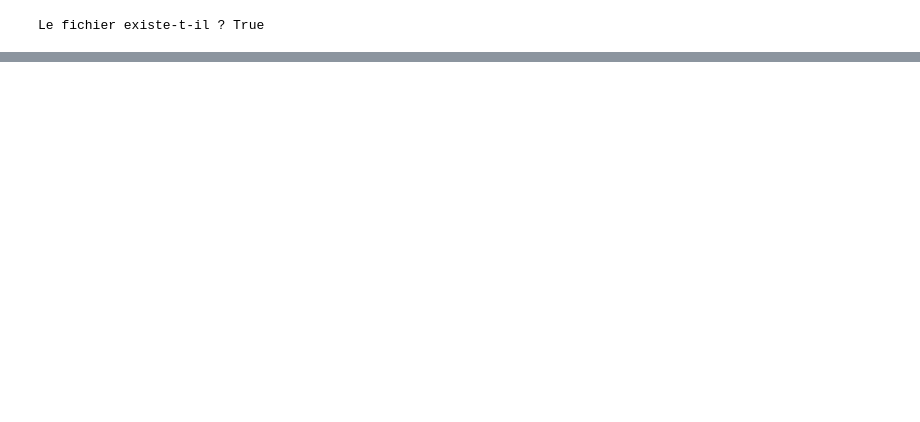
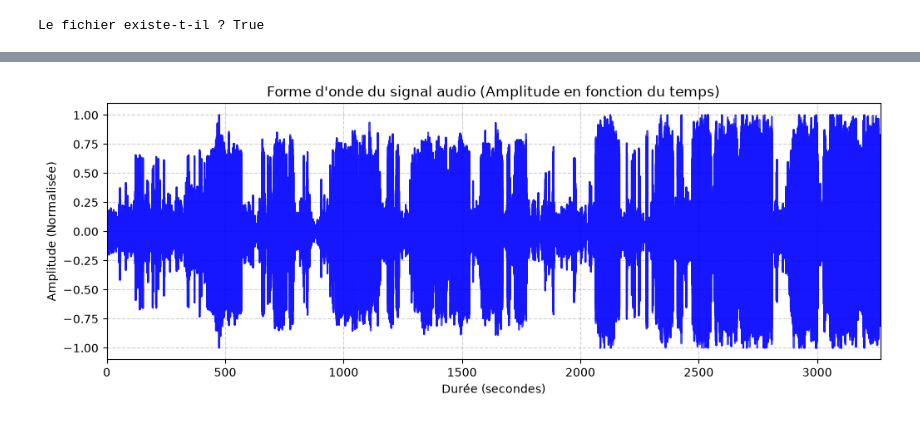
Before and after one commit to Romain-Gandonou/ParaSpeech_Studio, a Jupyter notebook: notebooks/signal_visualisation.ipynb, the cells around one changed output, grey strips where cells are left out. Cells and saved outputs as stored; diff of their text form; code cells hidden in the pictures; blank space fills up the shorter version.

```diff
--- a/notebooks/signal_visualisation.ipynb
+++ b/notebooks/signal_visualisation.ipynb
@@ -58,0 +53,24 @@ plt.show()
+# %%
+signal , fs = sf.read(FICHIER_AUDIO)
+
+N = len(signal)
+duree = N /fs # duree totale d'échantillonage
+# Crée un tableau de points allant de 0 à la durée totale, répartis équitablement
+temps = np.linspace(0, duree, num=len(signal))
+
+print(f"Fréquence d'échantillonnage : {fs} Hz")
+print(f"Durée totale du fichier : {duree:.2f} secondes")
+print(f"Nombre total d'échantillons : {len(signal)}")
+
+# 3. Visualisation graphique
+plt.figure(figsize=(12, 4))
+plt.plot(temps, signal, color="blue", alpha=0.7)
+
+# Habillage du graphique
+plt.title("Forme d'onde du signal audio (Amplitude en fonction du temps)")
+plt.xlabel("Durée (secondes)")
+plt.ylabel("Amplitude (Normalisée)")
+plt.xlim(0, duree)
+plt.grid(True, linestyle="--", alpha=0.6)
+# %% [output]
+[figure, added]
```
Also changed, not shown: parts of 1 cell of this notebook, 1 other file.
